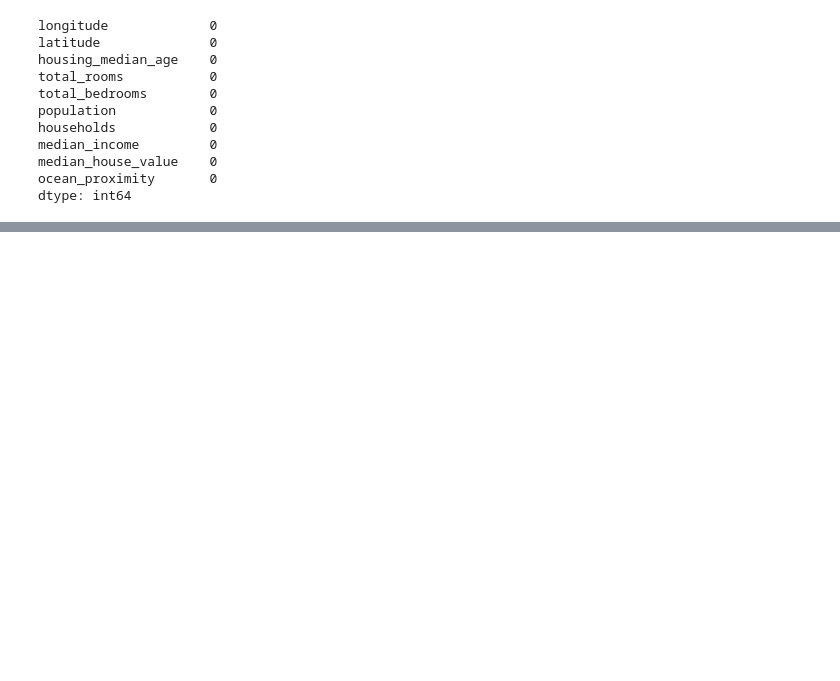
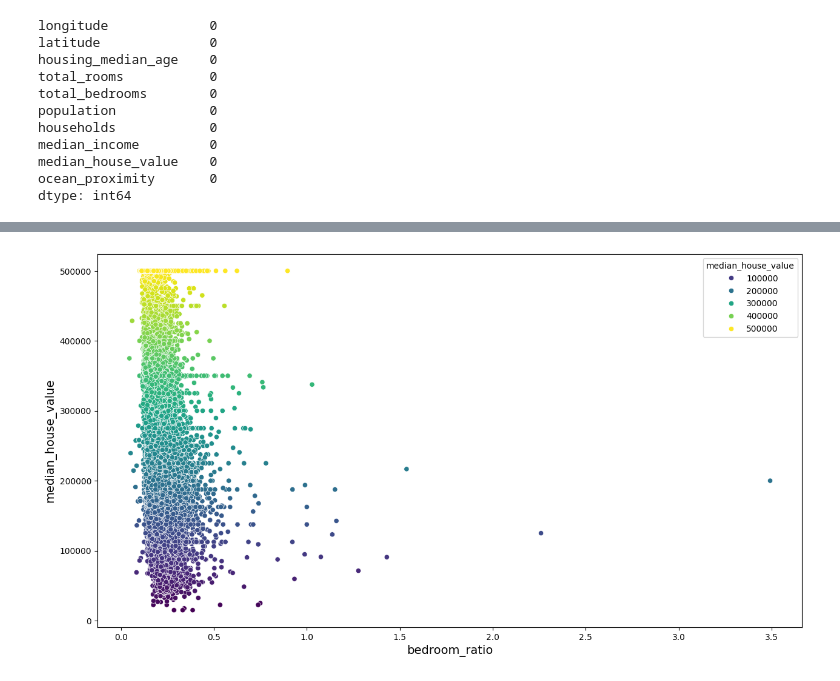
Before and after one commit to Ananthkrishnandayanithi/ML_PROJECT, a Jupyter notebook: House_predict.ipynb, the cells around one changed output, grey strips where cells are left out. Cells and saved outputs as stored; diff of their text form; code cells hidden in the pictures; blank space fills up the shorter version.

```diff
--- a/House_predict.ipynb
+++ b/House_predict.ipynb
@@ -140,0 +181,8 @@ dtype: int64
+# %%
+plt.figure(figsize=(15, 8))
+sns.scatterplot(x="bedroom_ratio", y="median_house_value", data=df, hue="median_house_value", palette="viridis")
+plt.xlabel("bedroom_ratio", fontsize=14)
+plt.ylabel("median_house_value", fontsize=14)
+plt.show()
+# %% [output]
+[figure, added]
```
Also changed, not shown: parts of 15 cells of this notebook.
